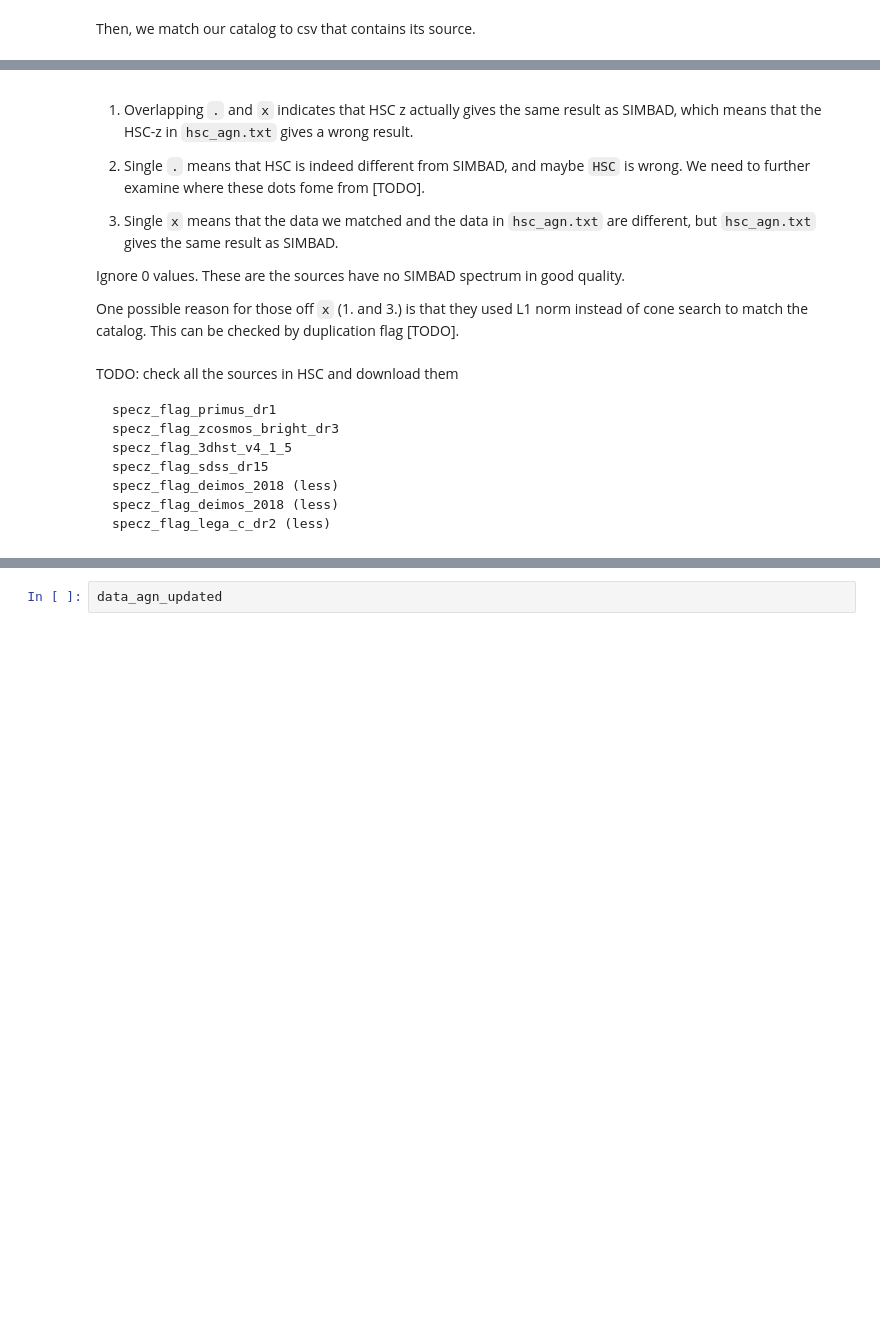
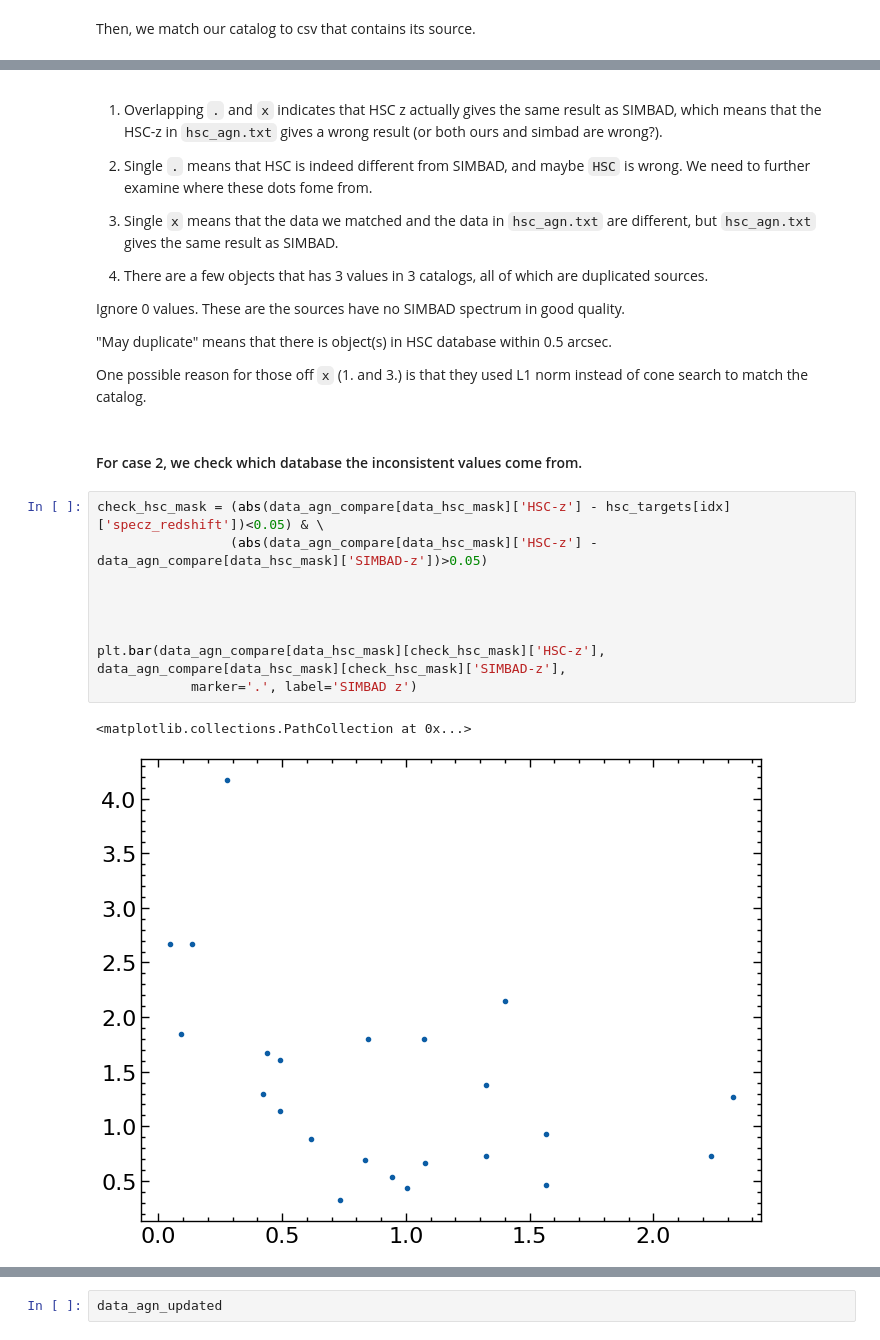
Before and after one commit to Chisen-Lupus/dwarf_agn_cosmos, a Jupyter notebook: hsc-ssp-download.ipynb, the cells around one changed output, grey strips where cells are left out. Cells and saved outputs as stored; diff of their text form; blank space fills up the shorter version.

````diff
--- a/hsc-ssp-download.ipynb
+++ b/hsc-ssp-download.ipynb
@@ -269,22 +298,28 @@ plt.legend(frameon=True, loc='upper left',  bbox_to_anchor=(0.12, 1));
 # %% [markdown]
-1. Overlapping `.` and `x` indicates that HSC z actually gives the same result as SIMBAD, which means that the HSC-z in `hsc_agn.txt` gives a wrong result.
+1. Overlapping `.` and `x` indicates that HSC z actually gives the same result as SIMBAD, which means that the HSC-z in `hsc_agn.txt` gives a wrong result (or both ours and simbad are wrong?).
 
-2. Single `.` means that HSC is indeed different from SIMBAD, and maybe `HSC` is wrong. We need to further examine where these dots fome from [TODO].
+2. Single `.` means that HSC is indeed different from SIMBAD, and maybe `HSC` is wrong. We need to further examine where these dots fome from.
 
 3. Single `x` means that the data we matched and the data in `hsc_agn.txt` are different, but `hsc_agn.txt` gives the same result as SIMBAD.
 
+4. There are a few objects that has 3 values in 3 catalogs, all of which are duplicated sources.
+
 Ignore 0 values. These are the sources have no SIMBAD spectrum in good quality.
 
-One possible reason for those off `x` (1. and 3.) is that they used L1 norm instead of cone search to match the catalog. This can be checked by duplication flag [TODO].
+"May duplicate" means that there is object(s) in HSC database within 0.5 arcsec.
+
+One possible reason for those off `x` (1. and 3.) is that they used L1 norm instead of cone search to match the catalog.
-# %% [markdown]
-TODO: check all the sources in HSC and download them
-
-```
-specz_flag_primus_dr1
-specz_flag_zcosmos_bright_dr3
-specz_flag_3dhst_v4_1_5
-specz_flag_sdss_dr15
-specz_flag_deimos_2018 (less)
-specz_flag_deimos_2018 (less)
-specz_flag_lega_c_dr2 (less)
-```
+# %% [markdown]
+#### For case 2, we check which database the inconsistent values come from.
+# %%
+check_hsc_mask = (abs(data_agn_compare[data_hsc_mask]['HSC-z'] - hsc_targets[idx]['specz_redshift'])<0.05) & \
+                 (abs(data_agn_compare[data_hsc_mask]['HSC-z'] - data_agn_compare[data_hsc_mask]['SIMBAD-z'])>0.05)
+
+
+
+
+plt.bar(data_agn_compare[data_hsc_mask][check_hsc_mask]['HSC-z'], data_agn_compare[data_hsc_mask][check_hsc_mask]['SIMBAD-z'],
+            marker='.', label='SIMBAD z')
+# %% [output]
+<matplotlib.collections.PathCollection at 0x...>
+[figure, added]
````
Also changed, not shown: parts of 12 cells of this notebook.
